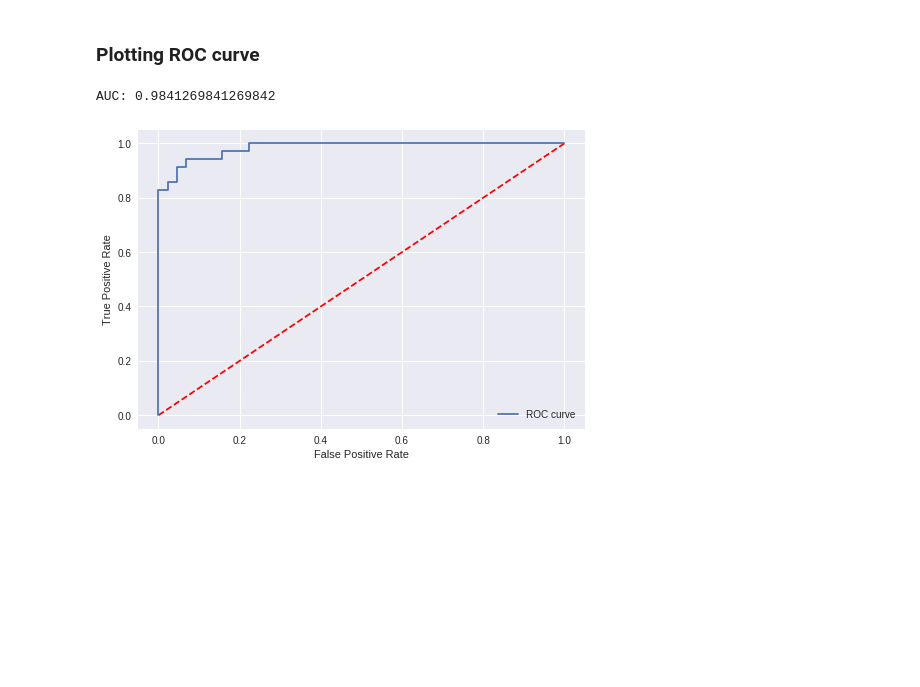
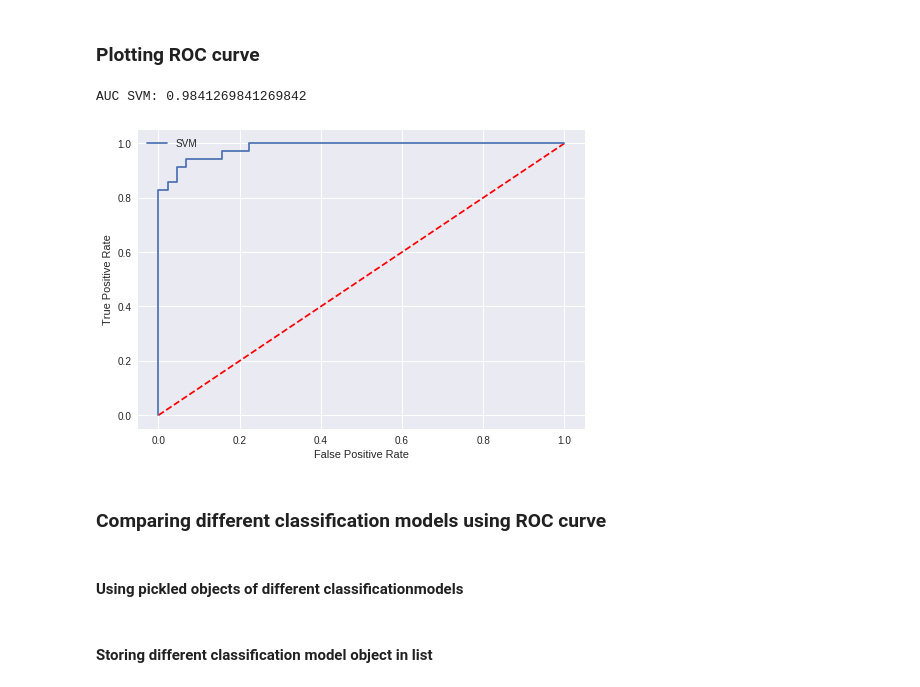
Before and after one commit to vaibhavyesalwad/Machine-Learning-using-libraries, a Jupyter notebook: Analysis tools & error reduction techniques/SVMPredictAdClickOrNot.ipynb, the cells around one changed output. Cells and saved outputs as stored; diff of their text form; code cells hidden in the pictures; blank space fills up the shorter version.

Commit message:
Added: comparing different models using ROC curves

```diff
--- a/Analysis tools & error reduction techniques/SVMPredictAdClickOrNot.ipynb
+++ b/Analysis tools & error reduction techniques/SVMPredictAdClickOrNot.ipynb
@@ -172,19 +172,31 @@ Accuracy using CAP curve: 0.8571428571428571
 [figure]
 # %% [markdown]
 ### Plotting ROC curve
+# %%
+# calculating area under curve
+def calculate_auc(model, fpr, tpr):
+    roc_auc = auc(fpr, tpr)
+    print('AUC '+model+':', roc_auc)
 # %%
 from sklearn.metrics import roc_curve, auc
-# finding
-test_predicted_prob = classifier.predict_proba(test_x_values)[:,1]
-fpr, tpr, thresholds = roc_curve(test_y_values, test_predicted_prob)
-roc_auc = auc(fpr, tpr)
-print('AUC:', roc_auc)
+# finding probability for default class 1
+test_predicted_prob_svm = classifier.predict_proba(test_x_values)[:,1]
+
+# getting x-axis & y-axis values
+fpr_svm, tpr_svm, _ = roc_curve(test_y_values, test_predicted_prob_svm)
+
+calculate_auc('SVM', fpr_svm, tpr_svm)
+# Plotting ROC curve
 plt.plot([0,1],[0,1], 'r--')
-plt.plot(fpr, tpr, label='ROC curve')
+plt.plot(fpr_svm, tpr_svm, label='SVM')
 plt.xlabel('False Positive Rate')
 plt.ylabel('True Positive Rate')
 plt.legend()
 plt.show()
 # %% [output]
-AUC: 0.9841269841269842
+AUC SVM: 0.9841269841269842
-[figure, old version]
+[figure, new version]
+# %% [markdown]
+### Comparing different classification models using ROC curve
+# %% [markdown]
+#### Using pickled objects of different classificationmodels
@@ -190,0 +224,2 @@ AUC: 0.9841269841269842
+# %% [markdown]
+#### Storing different classification model object in list
```
Also changed, not shown: parts of 3 cells of this notebook.
